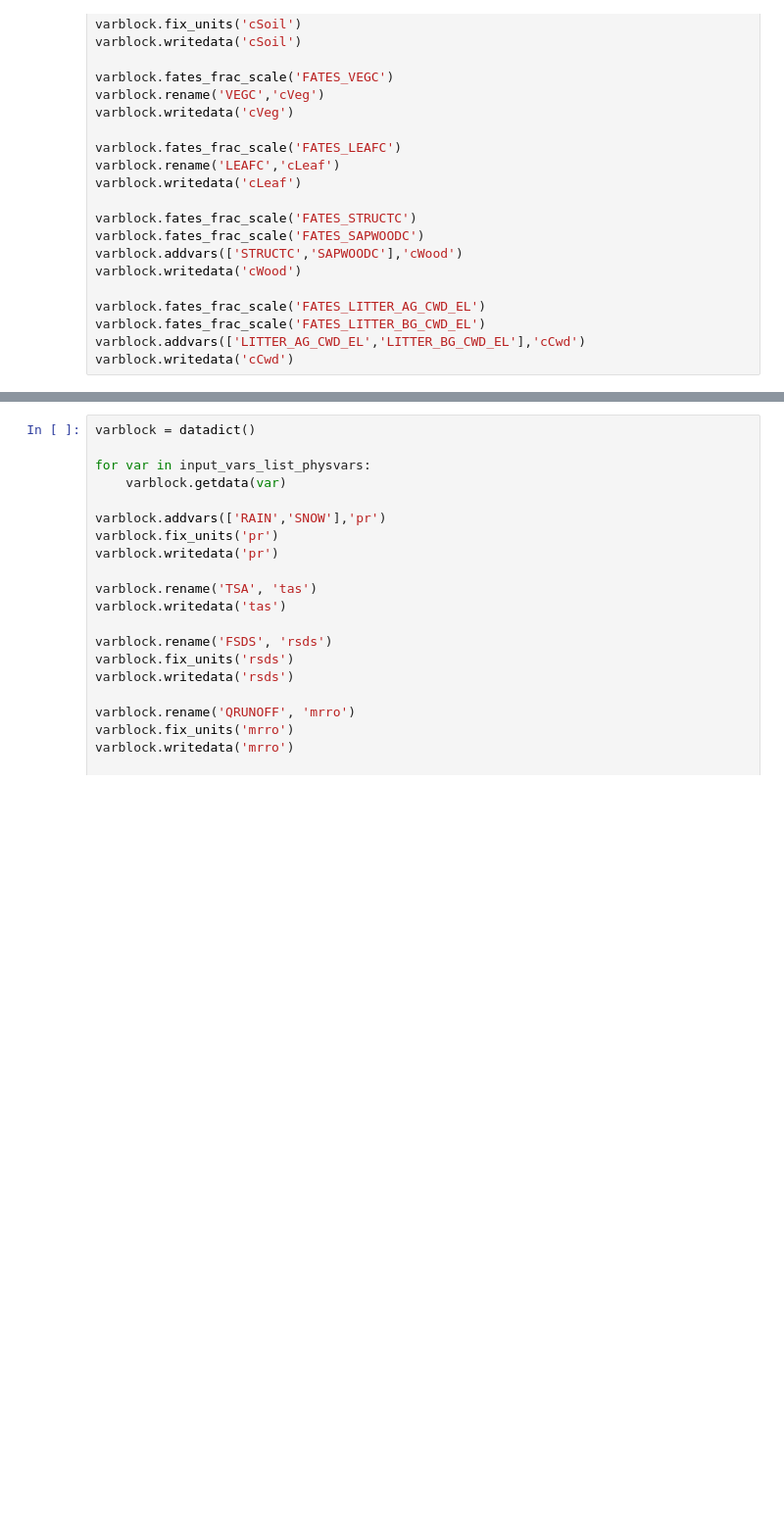
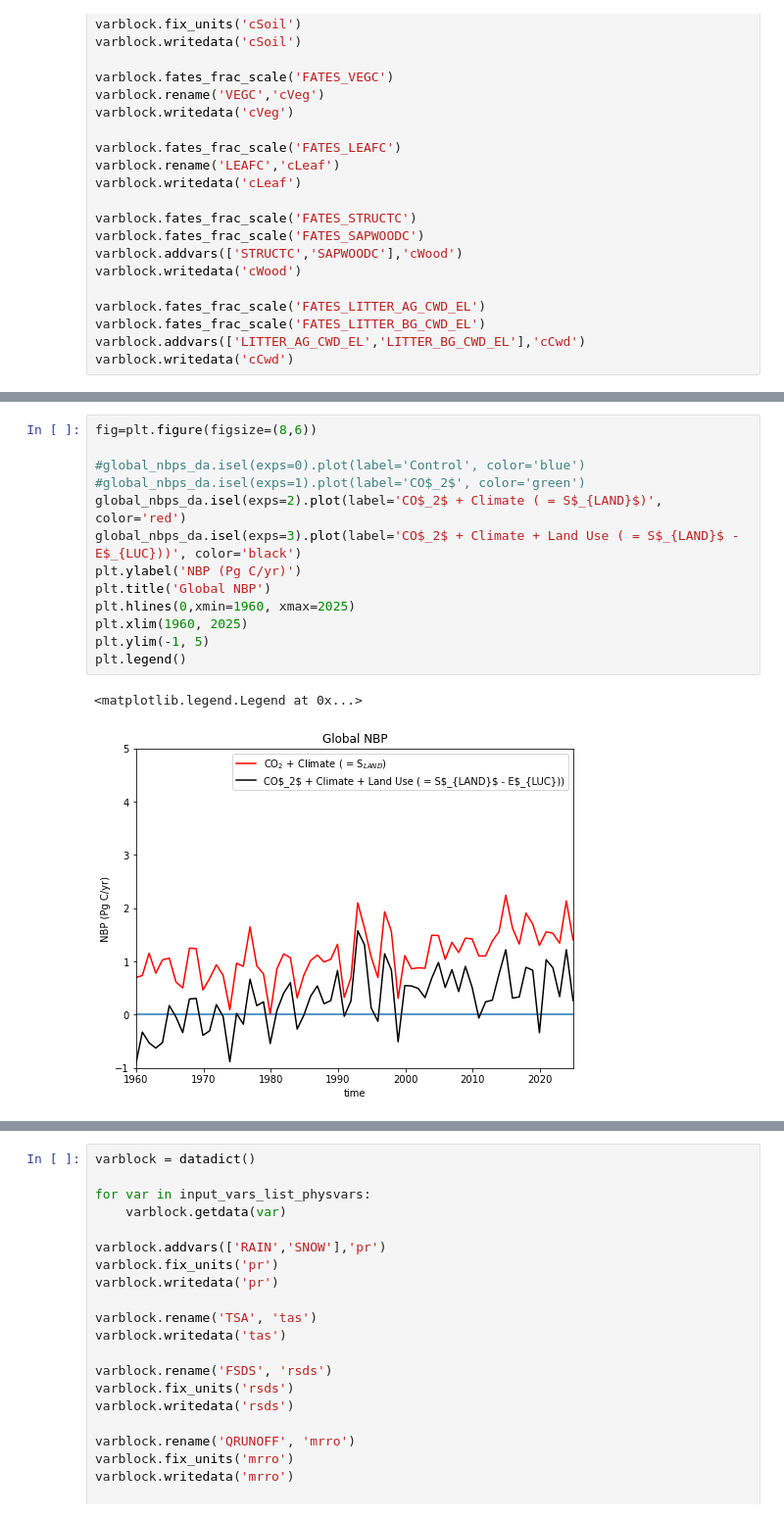
Before and after one commit to ckoven/trendy2025_scripts, a Jupyter notebook: make_trendy_postprocessed_datafiles.ipynb, the cells around one changed output, grey strips where cells are left out. Shown at 98% size. Cells and saved outputs as stored; diff of their text form; blank space fills up the shorter version.

```diff
--- a/make_trendy_postprocessed_datafiles.ipynb
+++ b/make_trendy_postprocessed_datafiles.ipynb
@@ -396,0 +446,16 @@ S3
+# %%
+fig=plt.figure(figsize=(8,6))
+
+#global_nbps_da.isel(exps=0).plot(label='Control', color='blue')
+#global_nbps_da.isel(exps=1).plot(label='CO$_2$', color='green')
+global_nbps_da.isel(exps=2).plot(label='CO$_2$ + Climate ( = S$_{LAND}$)', color='red')
+global_nbps_da.isel(exps=3).plot(label='CO$_2$ + Climate + Land Use ( = S$_{LAND}$ - E$_{LUC}))', color='black')
+plt.ylabel('NBP (Pg C/yr)')
+plt.title('Global NBP')
+plt.hlines(0,xmin=1960, xmax=2025)
+plt.xlim(1960, 2025)
+plt.ylim(-1, 5)
+plt.legend()
+# %% [output]
+<matplotlib.legend.Legend at 0x...>
+[figure, added]
```
Also changed, not shown: parts of 9 cells of this notebook.
